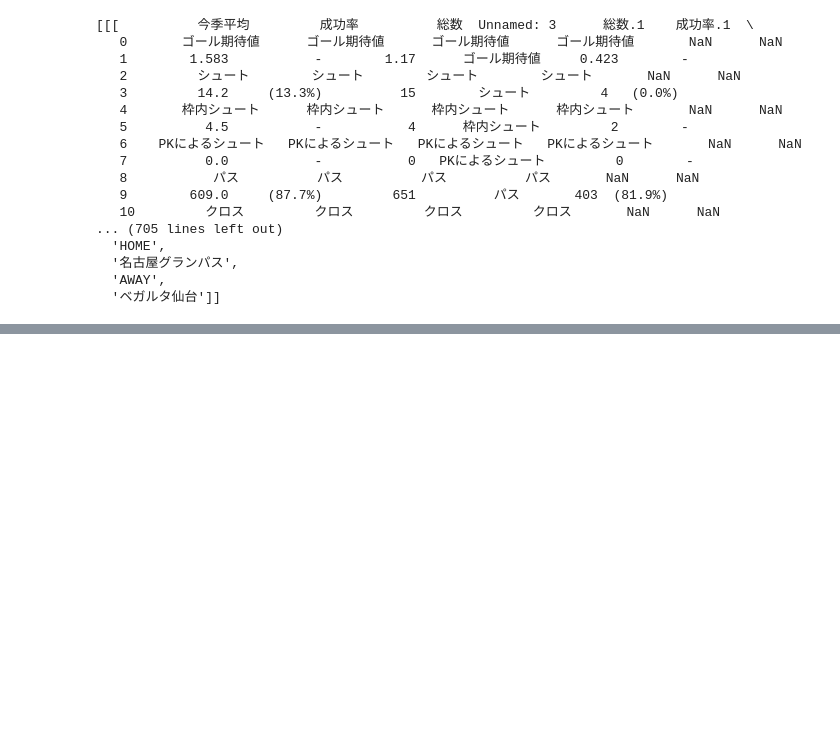
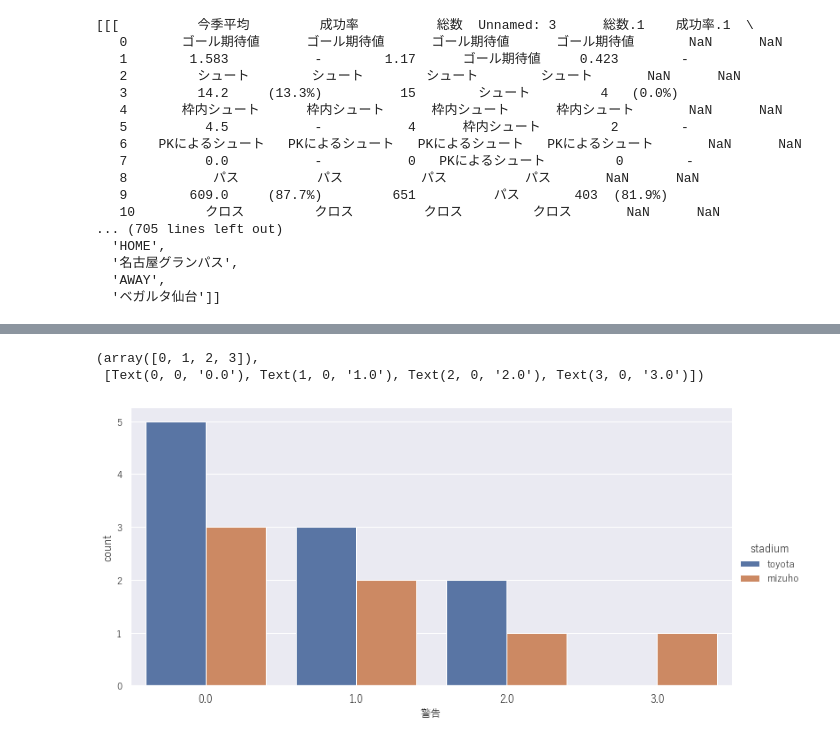
Before and after one commit to Natsuka-Hashizume/football, a Jupyter notebook: football_homegame.ipynb, the cells around one changed output, grey strips where cells are left out. Saved outputs shown, nothing was run; the diff lists cells and outputs as text; code cells hidden in the pictures; blank space fills up the shorter version.

```diff
--- a/football_homegame.ipynb
+++ b/football_homegame.ipynb
@@ -387,0 +466,11 @@ mizuho_dfs[1]
+# %%
+m_index_list=[]
+for i in range(len(m.index)):
+    m_index_list.append("mizuho_game:{}".format(i+1))
+# %%
+m.index=m_index_list
+# %%
+name_list=[]
+for i in range(len(m.index)):
+    name_list.append("mizuho")
+m["stadium"]=name_list
@@ -387,0 +489,3 @@ mizuho_dfs[1]
+# %%
+df=pd.concat([t,m])
+df
@@ -387,0 +512,7 @@ mizuho_dfs[1]
+# %%
+sns.catplot(x="警告", kind="count",  hue="stadium",data=df,aspect=2)
+plt.xticks(fontsize=12)
+# %% [output]
+(array([0, 1, 2, 3]),
+ [Text(0, 0, '0.0'), Text(1, 0, '1.0'), Text(2, 0, '2.0'), Text(3, 0, '3.0')])
+[figure, added]
```
Also changed, not shown: parts of 39 cells of this notebook.
